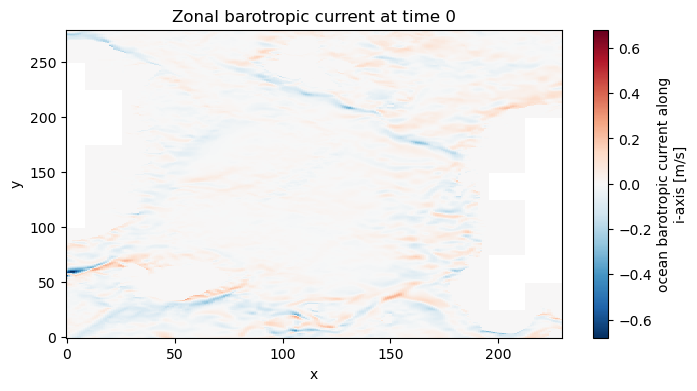
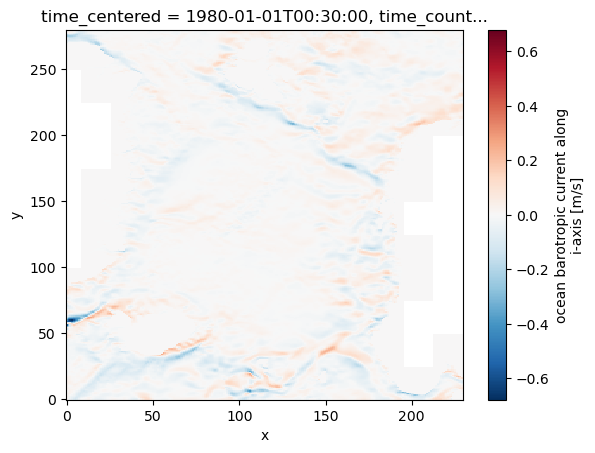
The change to this notebook cell's code, shown as a diff; its figure went from the first image to the second:
--- before
+++ after
@@ -1,3 +1,3 @@
-data_ubar["ubar"].isel(time_counter=1).plot()
-plt.title("Zonal barotropic current at time 0")
+data_ubar["ubar"].isel(time_counter=0).plot()
+#plt.title("Zonal barotropic current at time 0")
 plt.show()

Commit: Added some loading of the dataset functions.